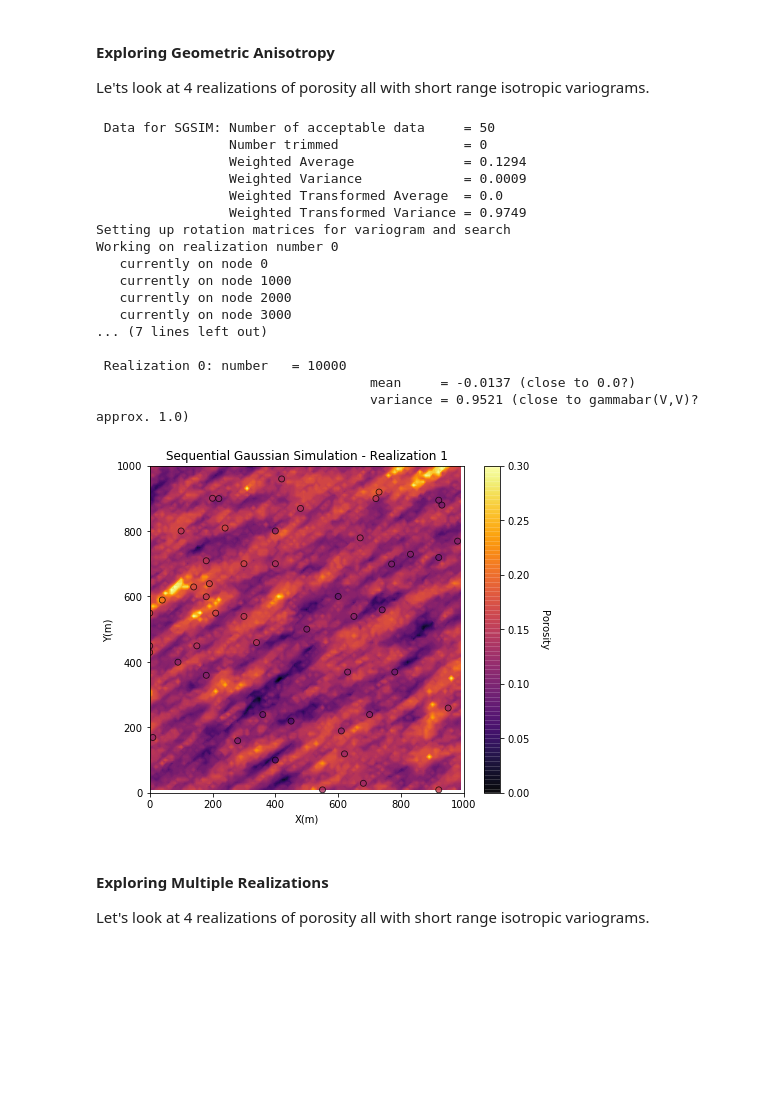
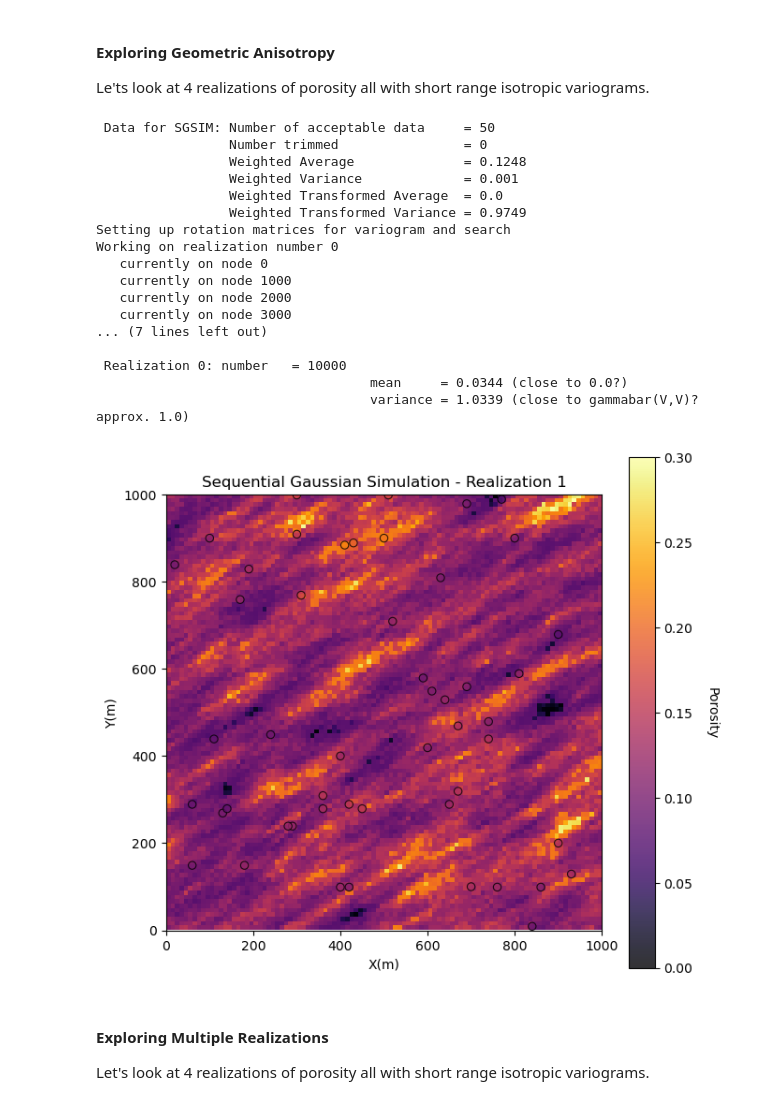
Before and after one commit to daytum/subsurfaceml-geostats-training, a Jupyter notebook: notebooks/simulation.ipynb, the cells around one changed output. Saved outputs shown, nothing was run; the diff lists cells and outputs as text; code cells hidden in the pictures; blank space fills up the shorter version.

```diff
--- a/notebooks/simulation.ipynb
+++ b/notebooks/simulation.ipynb
@@ -90,41 +107,40 @@ Le'ts look at 4 realizations of porosity all with short range isotropic variogra
 # %%
 # Strongly Anisotropic Realization
 nx = 100; ny = 100; xsiz = 10.0; ysiz = 10.0; xmn = 5.0; ymn = 5.0; nxdis = 1; nydis = 1
 ndmin = 0; ndmax = 10; radius = 200; ktype = 0; skmean = 0
 vario = GSLIB.make_variogram(nug=0.0,nst=1,it1=1,cc1=1.0,azi1=60.0,hmaj1=200,hmin1=50)
 tmin = -999; tmax = 999
 
 sim_anis = geostats.sgsim(df,'X','Y','Porosity',wcol=-1,scol=-1,tmin=tmin,tmax=tmax,itrans=1,ismooth=0,dftrans=0,tcol=0,
             twtcol=0,zmin=0.0,zmax=0.3,ltail=1,ltpar=0.0,utail=1,utpar=0.3,nsim=1,
             nx=nx,xmn=xmn,xsiz=xsiz,ny=ny,ymn=ymn,ysiz=ysiz,seed=73073,
-            ndmin=ndmin,ndmax=ndmax,nodmax=10,mults=0,nmult=2,noct=-1,radius=radius,radius1=1,sang1=0,
-            mxctx=10,mxcty=10,ktype=ktype,colocorr=0.0,sec_map=0,vario=vario)
+            ndmin=ndmin,ndmax=ndmax,nodmax=10,mults=0,nmult=2,noct=-1,ktype=ktype,colocorr=0.0,sec_map=0,vario=vario)
 
 xmin = 0.0; xmax = 1000.0; ymin = 0.0; ymax = 1000.0; cmap = plt.cm.inferno
 plt.subplot(221)
-GSLIB.locpix_st(sim_anis,xmin,xmax,ymin,ymax,xsiz,0.0,0.30,df,'X','Y','Porosity','Sequential Gaussian Simulation - Realization 1','X(m)','Y(m)','Porosity',cmap)
+GSLIB.locpix_st(sim_anis[0],xmin,xmax,ymin,ymax,xsiz,0.0,0.30,df,'X','Y','Porosity','Sequential Gaussian Simulation - Realization 1','X(m)','Y(m)','Porosity',cmap)
 
 plt.subplots_adjust(left=0.0, bottom=0.0, right=2.0, top=2.5, wspace=0.2, hspace=0.2)
 plt.show()
 # %% [output]
  Data for SGSIM: Number of acceptable data     = 50
                  Number trimmed                = 0
-                 Weighted Average              = 0.1294
-                 Weighted Variance             = 0.0009
+                 Weighted Average              = 0.1248
+                 Weighted Variance             = 0.001
                  Weighted Transformed Average  = 0.0
                  Weighted Transformed Variance = 0.9749
 Setting up rotation matrices for variogram and search
 Working on realization number 0
    currently on node 0
    currently on node 1000
    currently on node 2000
    currently on node 3000
 ... (7 lines left out)
 
  Realization 0: number   = 10000
-                                   mean     = -0.0137 (close to 0.0?)
-                                   variance = 0.9521 (close to gammabar(V,V)? approx. 1.0)
+                                   mean     = 0.0344 (close to 0.0?)
+                                   variance = 1.0339 (close to gammabar(V,V)? approx. 1.0)
-[figure, old version]
+[figure, new version]
 # %% [markdown]
 #### Exploring Multiple Realizations
 
```
Also changed, not shown: parts of 3 cells of this notebook.
